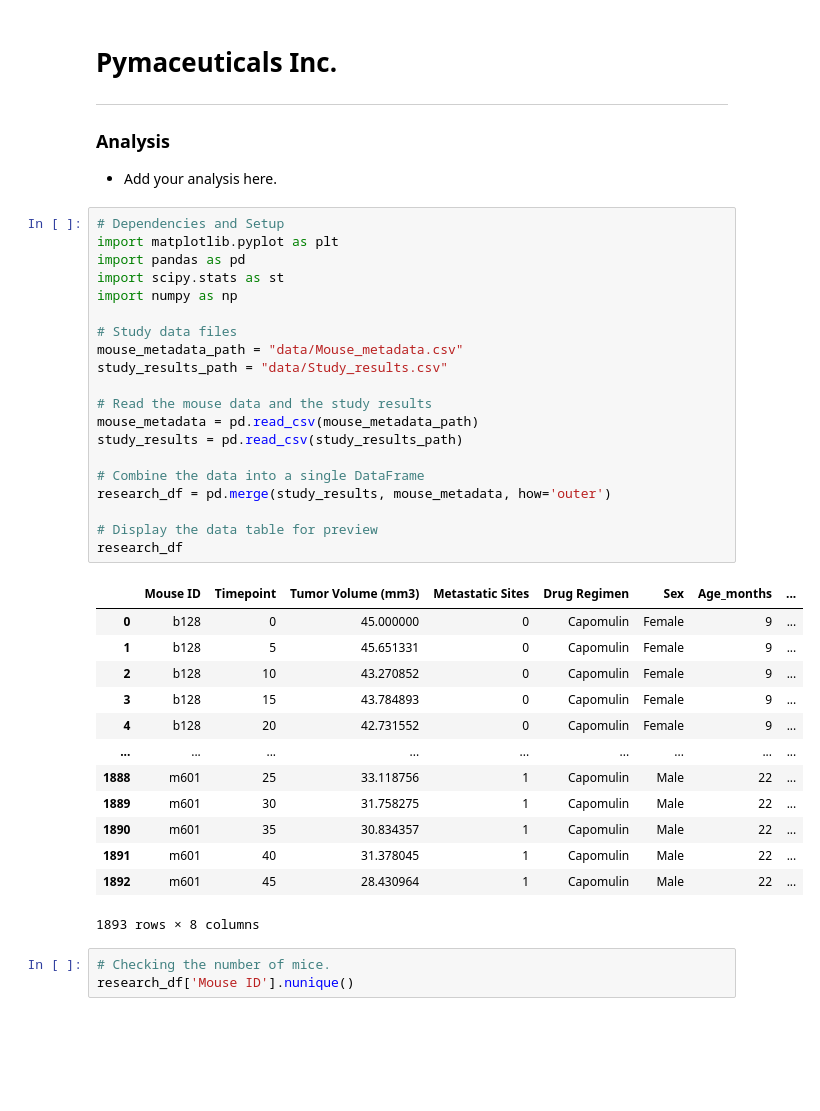
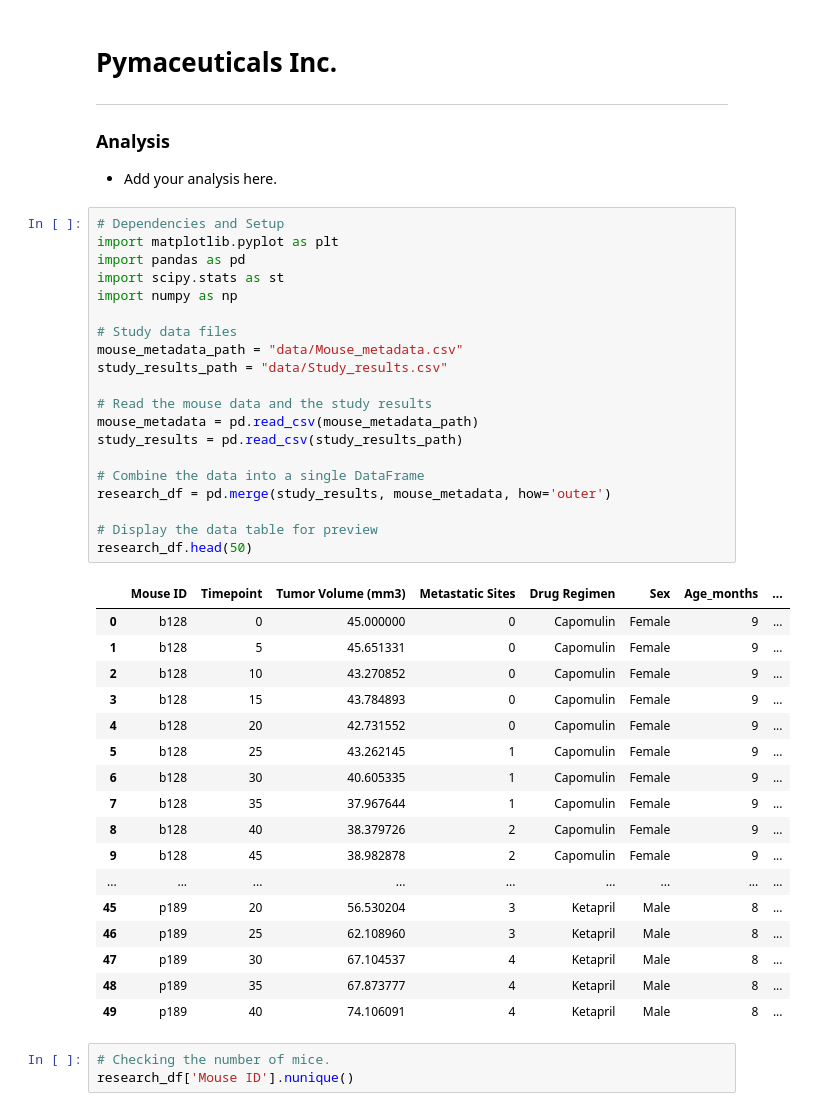
Before and after one commit to azbennett/Pymaceuticals, a Jupyter notebook: pymaceuticals_starter.ipynb, the cells around one changed output. Saved outputs shown, nothing was run; the diff lists cells and outputs as text; blank space fills up the shorter version.

```diff
--- a/pymaceuticals_starter.ipynb
+++ b/pymaceuticals_starter.ipynb
@@ -8,37 +8,41 @@
 # %%
 # Dependencies and Setup
 import matplotlib.pyplot as plt
 import pandas as pd
 import scipy.stats as st
 import numpy as np
 
 # Study data files
 mouse_metadata_path = "data/Mouse_metadata.csv"
 study_results_path = "data/Study_results.csv"
 
 # Read the mouse data and the study results
 mouse_metadata = pd.read_csv(mouse_metadata_path)
 study_results = pd.read_csv(study_results_path)
 
 # Combine the data into a single DataFrame
 research_df = pd.merge(study_results, mouse_metadata, how='outer')
 
 # Display the data table for preview
-research_df
+research_df.head(50)
 # %% [output]
 |  | Mouse ID | Timepoint | Tumor Volume (mm3) | Metastatic Sites | Drug Regimen | Sex | Age_months | ... |
 | 0 | b128 | 0 | 45.000000 | 0 | Capomulin | Female | 9 | ... |
 | 1 | b128 | 5 | 45.651331 | 0 | Capomulin | Female | 9 | ... |
 | 2 | b128 | 10 | 43.270852 | 0 | Capomulin | Female | 9 | ... |
 | 3 | b128 | 15 | 43.784893 | 0 | Capomulin | Female | 9 | ... |
 | 4 | b128 | 20 | 42.731552 | 0 | Capomulin | Female | 9 | ... |
+| 5 | b128 | 25 | 43.262145 | 1 | Capomulin | Female | 9 | ... |
+| 6 | b128 | 30 | 40.605335 | 1 | Capomulin | Female | 9 | ... |
+| 7 | b128 | 35 | 37.967644 | 1 | Capomulin | Female | 9 | ... |
+| 8 | b128 | 40 | 38.379726 | 2 | Capomulin | Female | 9 | ... |
+| 9 | b128 | 45 | 38.982878 | 2 | Capomulin | Female | 9 | ... |
 | ... | ... | ... | ... | ... | ... | ... | ... | ... |
-| 1888 | m601 | 25 | 33.118756 | 1 | Capomulin | Male | 22 | ... |
-| 1889 | m601 | 30 | 31.758275 | 1 | Capomulin | Male | 22 | ... |
-| 1890 | m601 | 35 | 30.834357 | 1 | Capomulin | Male | 22 | ... |
-| 1891 | m601 | 40 | 31.378045 | 1 | Capomulin | Male | 22 | ... |
-| 1892 | m601 | 45 | 28.430964 | 1 | Capomulin | Male | 22 | ... |
+| 45 | p189 | 20 | 56.530204 | 3 | Ketapril | Male | 8 | ... |
+| 46 | p189 | 25 | 62.108960 | 3 | Ketapril | Male | 8 | ... |
+| 47 | p189 | 30 | 67.104537 | 4 | Ketapril | Male | 8 | ... |
+| 48 | p189 | 35 | 67.873777 | 4 | Ketapril | Male | 8 | ... |
+| 49 | p189 | 40 | 74.106091 | 4 | Ketapril | Male | 8 | ... |
-1893 rows × 8 columns
 # %%
 # Checking the number of mice.
 research_df['Mouse ID'].nunique()
```
Also changed, not shown: parts of 9 cells of this notebook, 1 other file.
